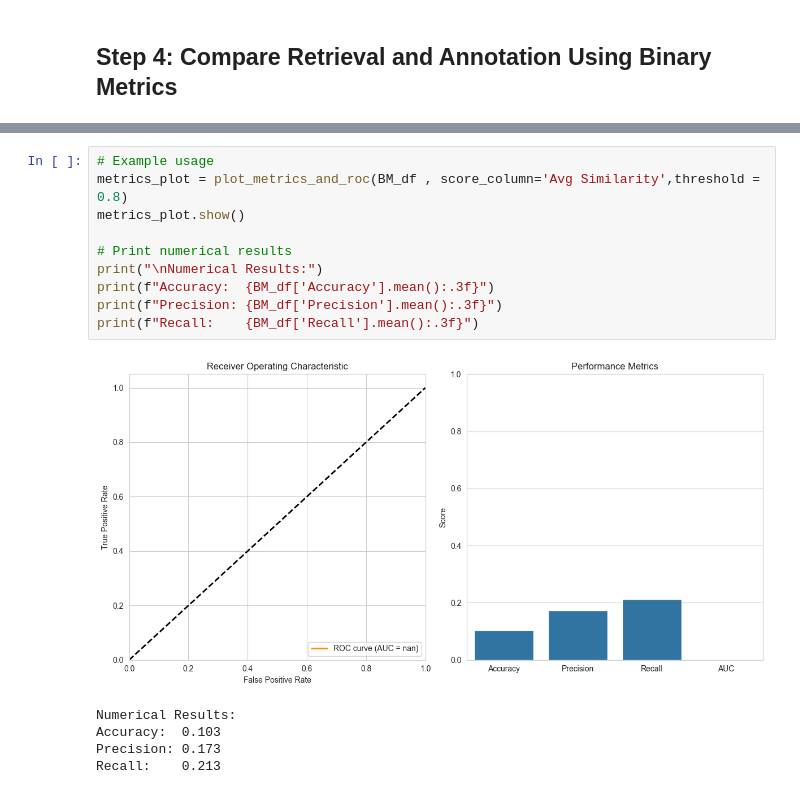
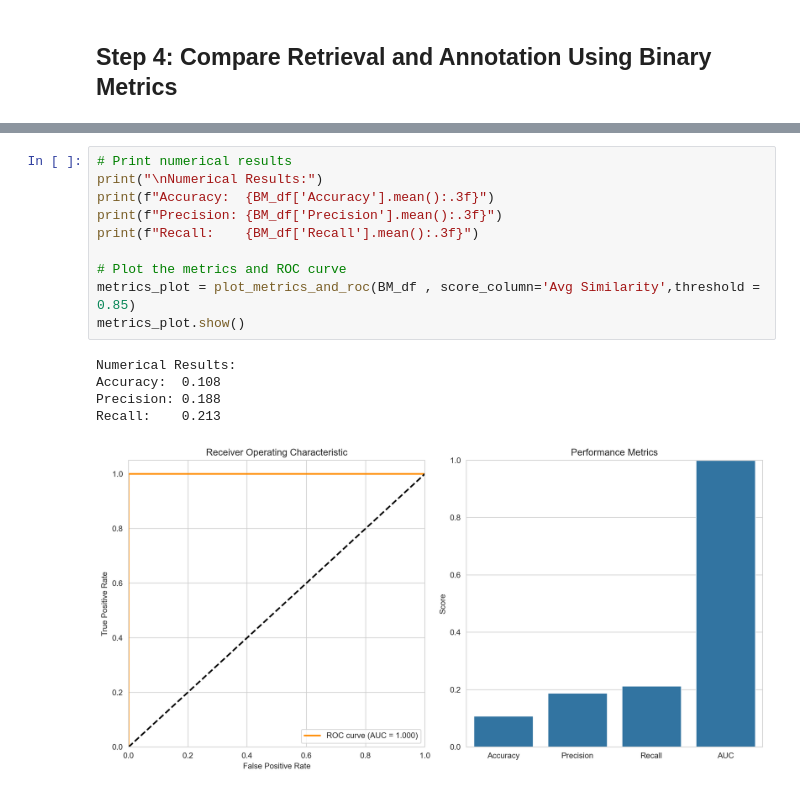
Before and after one commit to BobZhang26/GraphRAG_experiments, a Jupyter notebook: retrieve.ipynb, the cells around one changed output, grey strips where cells are left out. Saved outputs shown, nothing was run; the diff lists cells and outputs as text.

Commit message:
metrics done but need annotation

```diff
--- a/retrieve.ipynb
+++ b/retrieve.ipynb
@@ -203,16 +211,16 @@ BM_df
 # %%
-# Example usage
-metrics_plot = plot_metrics_and_roc(BM_df , score_column='Avg Similarity',threshold = 0.8)
-metrics_plot.show()
-
 # Print numerical results
 print("\nNumerical Results:")
 print(f"Accuracy:  {BM_df['Accuracy'].mean():.3f}")
 print(f"Precision: {BM_df['Precision'].mean():.3f}")
 print(f"Recall:    {BM_df['Recall'].mean():.3f}")
+
+# Plot the metrics and ROC curve
+metrics_plot = plot_metrics_and_roc(BM_df , score_column='Avg Similarity',threshold = 0.85)
+metrics_plot.show()
 # %% [output]
+Numerical Results:
+Accuracy:  0.108
+Precision: 0.188
+Recall:    0.213
-[figure, old version]
+[figure, new version]
-Numerical Results:
-Accuracy:  0.103
-Precision: 0.173
-Recall:    0.213
```
Also changed, not shown: parts of 5 cells of this notebook.
